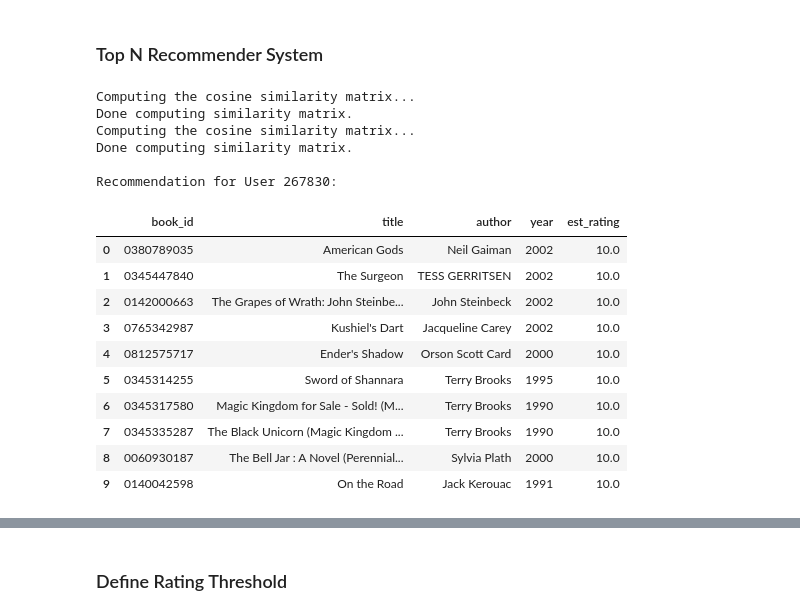
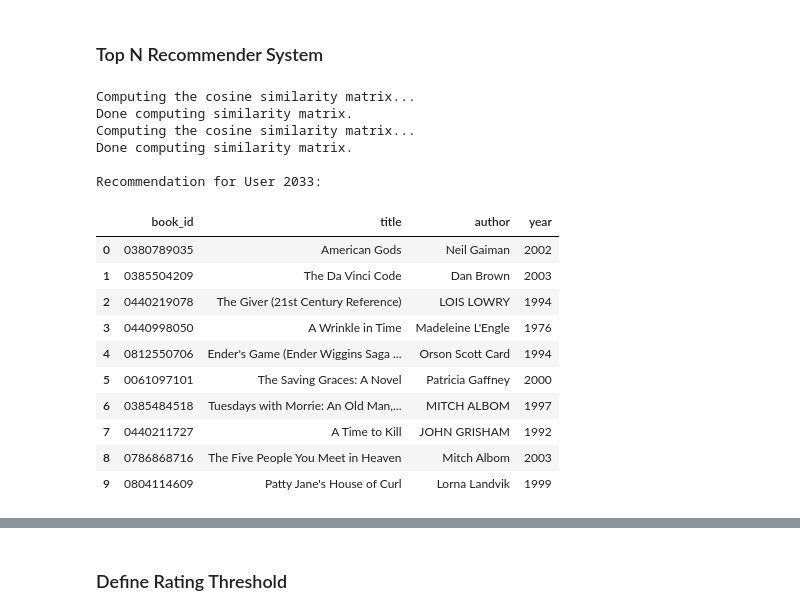
Before and after one commit to ppeyliang/book-recommender, a Jupyter notebook: capstone_project.ipynb, the cells around one changed output, grey strips where cells are left out. Cells and saved outputs as stored; diff of their text form; code cells hidden in the pictures.

```diff
--- a/capstone_project.ipynb
+++ b/capstone_project.ipynb
@@ -356,7 +356,7 @@ Done computing similarity matrix.
 ### Top N Recommender System
 # %%
 # Build recommendation system using KNNWithZScore.
-testSubject = 267830
+testSubject = 2033
 k = 10
 
 trainset = data.build_full_trainset()
@@ -377,7 +377,7 @@ similarityRow = simsMatrix[testUserInnerID]
 similarUsers = []
 for innerID, score in enumerate(similarityRow):
     if (innerID != testUserInnerID):
-        similarUsers.append( (innerID, score) )
+        similarUsers.append((innerID, score))
 
 kNeighbors = heapq.nlargest(k, similarUsers, key=lambda t: t[1])
 
@@ -390,60 +390,62 @@ for similarUser in kNeighbors:
     for item_inner_id, rating in theirRatings:
         results[item_inner_id].append((userSimilarityScore, rating))
 
 # Predict ratings for each item, weighted by user similarity.
 candidates = defaultdict(float)
 for item_inner_id, ratings in results.items():
     sim_rating = 0
     sim_sum = 0
     for similarity, rating in ratings:
         sim_rating += similarity * rating
         sim_sum += similarity
     pred_rating = sim_rating / sim_sum
     candidates[item_inner_id] = pred_rating
 
 # Build a dictionary of items the user has already read.
 read = {}
 for itemID, rating in trainset.ur[testUserInnerID]:
     read[itemID] = 1
 
 # Get top-rated items from similar users.
-results = {'book_id': [], 'title': [], 'author': [], 'year': [], 'est_rating': []}
-pos = 0
+def get_top_n(candidates, testSubject=testSubject, k=10):
+    results = {'book_id': [], 'title': [], 'author': [], 'year': []}
+    pos = 0
 
-for itemID, rating in sorted(candidates.items(), key=itemgetter(1), reverse=True):
-    if not itemID in read:
-        bookID = trainset.to_raw_iid(itemID)
-        title = cf[cf['ISBN'] == bookID].title.unique()[0]
-        author = cf[cf['ISBN'] == bookID].author.unique()[0]
-        year = cf[cf['ISBN'] == bookID].year.unique()[0]
+    for itemID, rating in sorted(candidates.items(), key=itemgetter(1), reverse=True):
+        if not itemID in read:
+            bookID = trainset.to_raw_iid(itemID)
+            title = cf[cf['ISBN'] == bookID].title.unique()[0]
+            author = cf[cf['ISBN'] == bookID].author.unique()[0]
+            year = cf[cf['ISBN'] == bookID].year.unique()[0]
 
-        results['book_id'].append(bookID)
-        results['title'].append(title)
-        results['author'].append(author)
-        results['year'].append(int(year))
-        results['est_rating'].append(rating)
+            results['book_id'].append(bookID)
+            results['title'].append(title)
+            results['author'].append(author)
+            results['year'].append(int(year))
 
-        pos += 1
-        if (pos == k):
-            break
+            pos += 1
+            if (pos == k):
+                break
 
-print('Recommendation for User {}:'.format(testSubject))
-pd.DataFrame(results)
+    print('Recommendation for User {}:'.format(testSubject))
+    return pd.DataFrame(results)
+
+get_top_n(candidates)
 # %% [output]
 Computing the cosine similarity matrix...
 Done computing similarity matrix.
 Computing the cosine similarity matrix...
 Done computing similarity matrix.
 
-Recommendation for User 267830:
+Recommendation for User 2033:
-|  | book_id | title | author | year | est_rating |
-| 0 | 0380789035 | American Gods | Neil Gaiman | 2002 | 10.0 |
-| 1 | 0345447840 | The Surgeon | TESS GERRITSEN | 2002 | 10.0 |
-| 2 | 0142000663 | The Grapes of Wrath: John Steinbe... | John Steinbeck | 2002 | 10.0 |
-| 3 | 0765342987 | Kushiel's Dart | Jacqueline Carey | 2002 | 10.0 |
-| 4 | 0812575717 | Ender's Shadow | Orson Scott Card | 2000 | 10.0 |
-| 5 | 0345314255 | Sword of Shannara | Terry Brooks | 1995 | 10.0 |
-| 6 | 0345317580 | Magic Kingdom for Sale - Sold! (M... | Terry Brooks | 1990 | 10.0 |
-| 7 | 0345335287 | The Black Unicorn (Magic Kingdom ... | Terry Brooks | 1990 | 10.0 |
-| 8 | 0060930187 | The Bell Jar : A Novel (Perennial... | Sylvia Plath | 2000 | 10.0 |
-| 9 | 0140042598 | On the Road | Jack Kerouac | 1991 | 10.0 |
+|  | book_id | title | author | year |
+| 0 | 0380789035 | American Gods | Neil Gaiman | 2002 |
+| 1 | 0385504209 | The Da Vinci Code | Dan Brown | 2003 |
+| 2 | 0440219078 | The Giver (21st Century Reference) | LOIS LOWRY | 1994 |
+| 3 | 0440998050 | A Wrinkle in Time | Madeleine L'Engle | 1976 |
+| 4 | 0812550706 | Ender's Game (Ender Wiggins Saga ... | Orson Scott Card | 1994 |
+| 5 | 0061097101 | The Saving Graces: A Novel | Patricia Gaffney | 2000 |
+| 6 | 0385484518 | Tuesdays with Morrie: An Old Man,... | MITCH ALBOM | 1997 |
+| 7 | 0440211727 | A Time to Kill | JOHN GRISHAM | 1992 |
+| 8 | 0786868716 | The Five People You Meet in Heaven | Mitch Albom | 2003 |
+| 9 | 0804114609 | Patty Jane's House of Curl | Lorna Landvik | 1999 |
```
Also changed, not shown: parts of 18 cells of this notebook.
